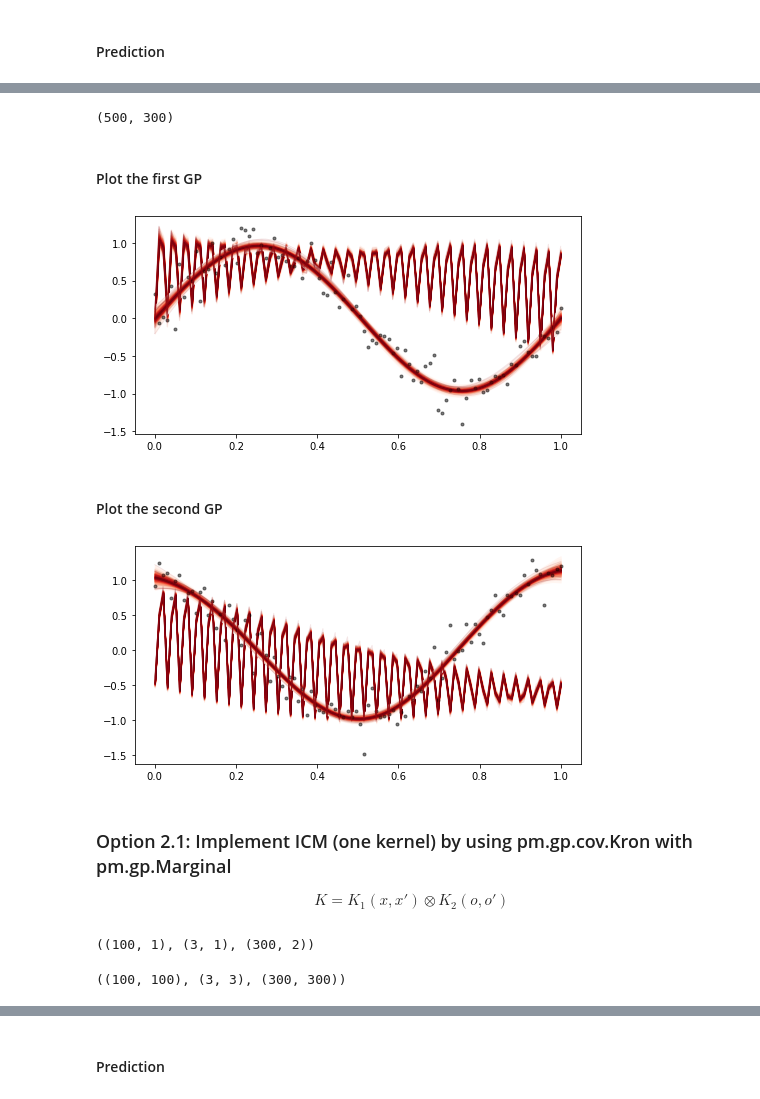
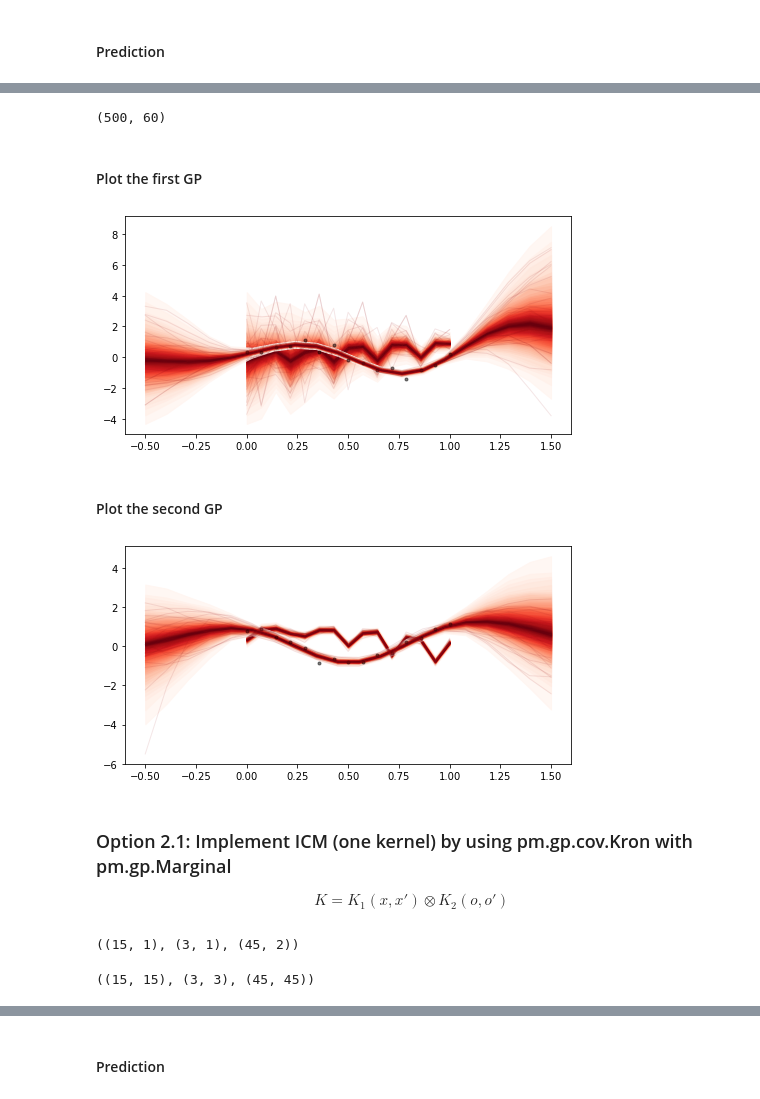
Before and after one commit to danhphan/gp_experiments, a Jupyter notebook: experiments/22_multitask_gp_regression_pymc_mogp_api_same_X.ipynb, the cells around one changed output, grey strips where cells are left out. Drawn from its saved outputs; the diff is of its cells as text; code cells hidden in the pictures.

```diff
--- a/experiments/22_multitask_gp_regression_pymc_mogp_api_same_X.ipynb
+++ b/experiments/22_multitask_gp_regression_pymc_mogp_api_same_X.ipynb
@@ -18,7 +21,7 @@ import math
 # %% [markdown]
 ### Set up training data: same X, three Y outputs
 # %%
-N = 100
+N = 15
 train_x = np.linspace(0, 1, N)
 
 train_y = np.stack([
@@ -58,4 +61,6 @@ Xs[0].shape, Xs[1].shape, x.shape
 # %%
-Xnew = pm.math.cartesian(x, task_i) # For prediction
+M = 20
+xnew = np.linspace(-0.5, 1.5, M)
+Xnew = pm.math.cartesian(xnew, task_i) # For prediction
 Xnew.shape
 # %% [output]
@@ -130,18 +148,18 @@ pm.model_to_graphviz(model)
 f_pred = gp_samples.posterior_predictive["preds"].sel(chain=0)
 f_pred.shape
 # %% [output]
-(500, 300)
+(500, 60)
 # %% [markdown]
 #### Plot the first GP
 # %%
 from pymc.gp.util import plot_gp_dist
 fig, axes = plt.subplots(1,1, figsize=(8,4))
 plt.plot(x, train_y[:,0], 'ok', ms=3, alpha=0.5, label="Data 1");
 plot_gp_dist(axes, f_pred[:, 0:N], x)
-plot_gp_dist(axes, f_pred[:,Xnew[:,1] == 0], x)
+plot_gp_dist(axes, f_pred[:,Xnew[:,1] == 0], xnew)
 plt.show()
 # %% [output]
-[figure, old version]
+[figure, new version]
 # %% [markdown]
 #### Plot the second GP
 # %%
@@ -149,10 +167,10 @@ from pymc.gp.util import plot_gp_dist
 fig, axes = plt.subplots(1,1, figsize=(8,4))
 plt.plot(x, train_y[:,1], 'ok', ms=3, alpha=0.5, label="Data 1");
 plot_gp_dist(axes, f_pred[:, N:2*N], x)
-plot_gp_dist(axes, f_pred[:,Xnew[:,1] == 1], x)
+plot_gp_dist(axes, f_pred[:,Xnew[:,1] == 1], xnew)
 plt.show()
 # %% [output]
-[figure, old version]
+[figure, new version]
 # %% [markdown]
 ### Option 2.1: Implement ICM (one kernel) by using pm.gp.cov.Kron with pm.gp.Marginal
 
@@ -163,7 +181,7 @@ $$
 X = pm.math.cartesian(x, task_i)
 x.shape, task_i.shape, X.shape
 # %% [output]
-((100, 1), (3, 1), (300, 2))
+((15, 1), (3, 1), (45, 2))
 # %%
 with pm.Model() as model:
     ell = pm.Gamma("ell", alpha=2, beta=0.5)
@@ -181,7 +199,7 @@ with pm.Model() as model:
 # %%
 cov(x).eval().shape, coreg(task_i).eval().shape, cov_func(X).eval().shape
 # %% [output]
-((100, 100), (3, 3), (300, 300))
+((15, 15), (3, 3), (45, 45))
 # %%
 %%time
 with model:
```
Also changed, not shown: parts of 30 cells of this notebook, 1 other file.
